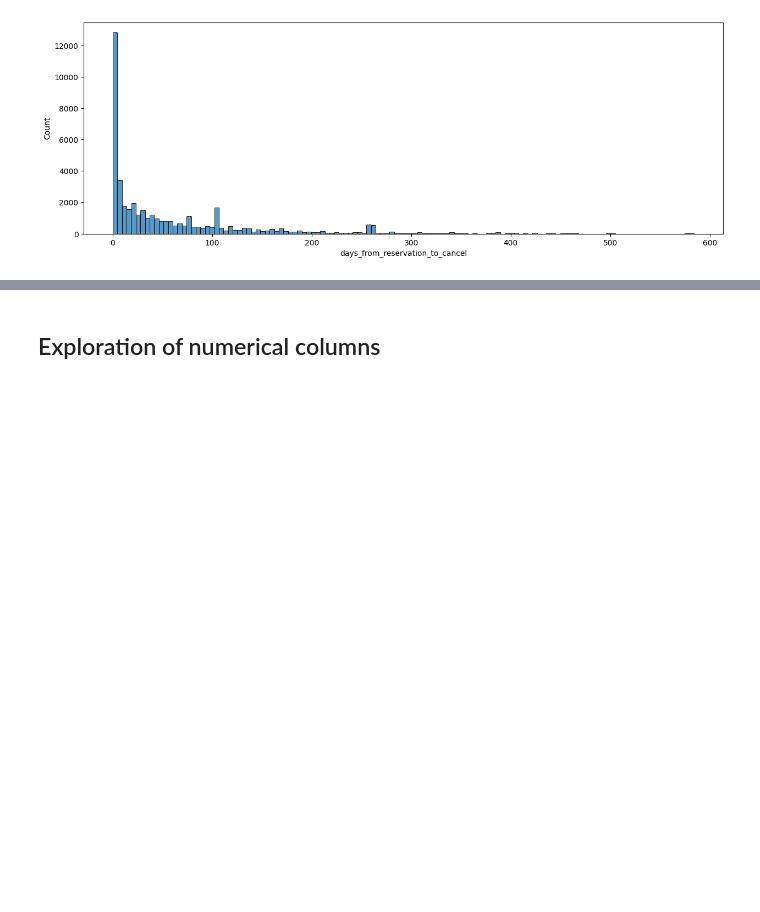
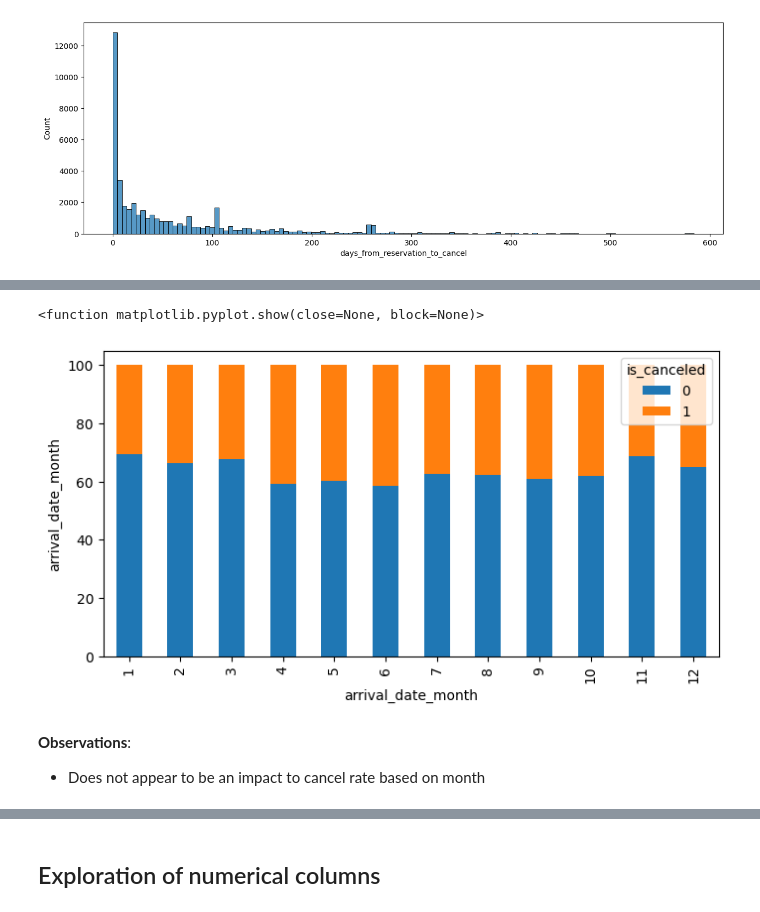
Before and after one commit to g0m3zc/Hotel_booking_demand, a Jupyter notebook: Hotel_Booking_Demand.ipynb, the cells around one changed output, grey strips where cells are left out. Drawn from its saved outputs; the diff is of its cells as text; code cells hidden in the pictures; blank space fills up the shorter version.

```diff
--- a/Hotel_Booking_Demand.ipynb
+++ b/Hotel_Booking_Demand.ipynb
@@ -410,0 +424,12 @@ plt.show()
+# %%
+# Month visualization
+(pd.crosstab(df['arrival_date_month'], df['is_canceled'], normalize='index')*100).plot(kind='bar',figsize=(8,4), stacked=True)
+plt.ylabel('arrival_date_month')
+plt.show
+# %% [output]
+<function matplotlib.pyplot.show(close=None, block=None)>
+[figure, added]
+# %% [markdown]
+**Observations**:
+
+- Does not appear to be an impact to cancel rate based on month
```
Also changed, not shown: parts of 35 cells of this notebook.
